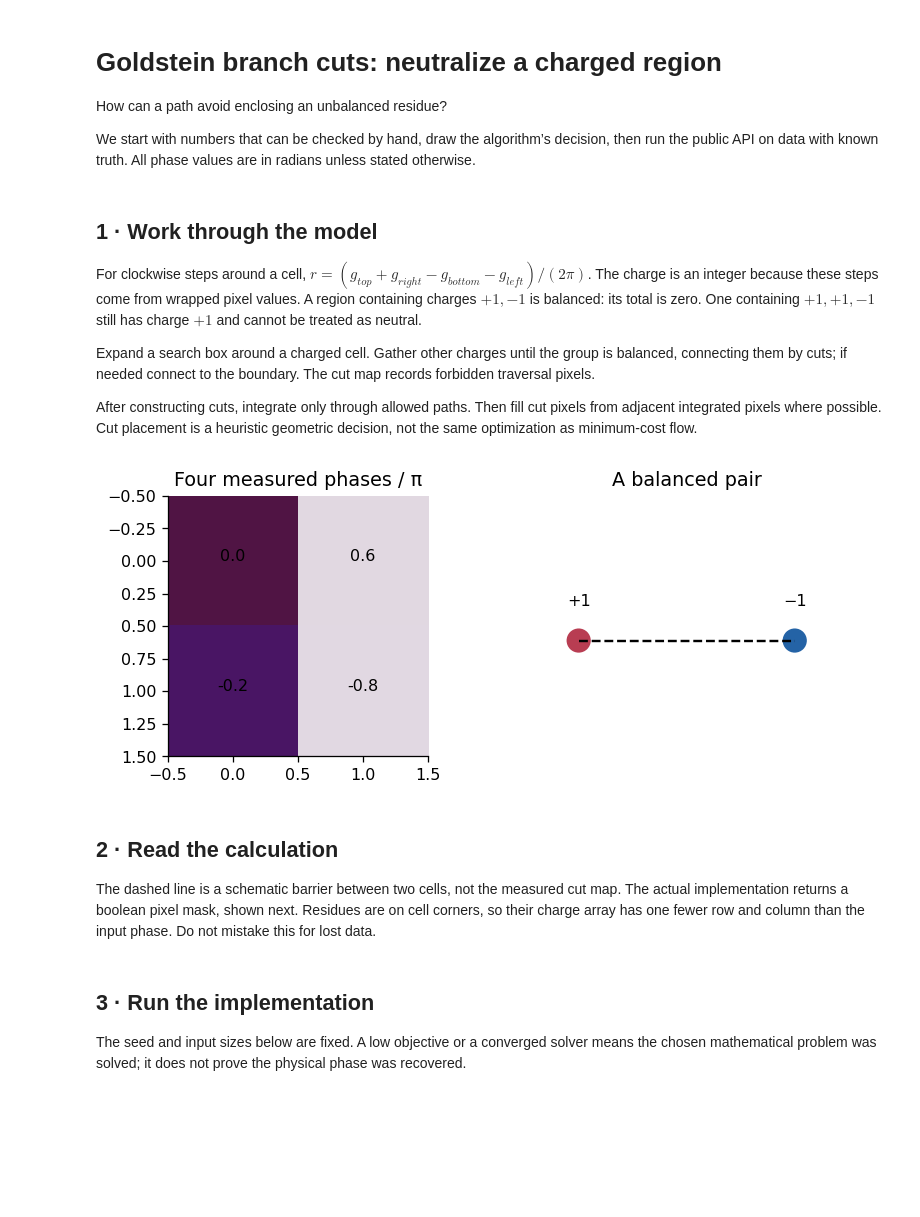
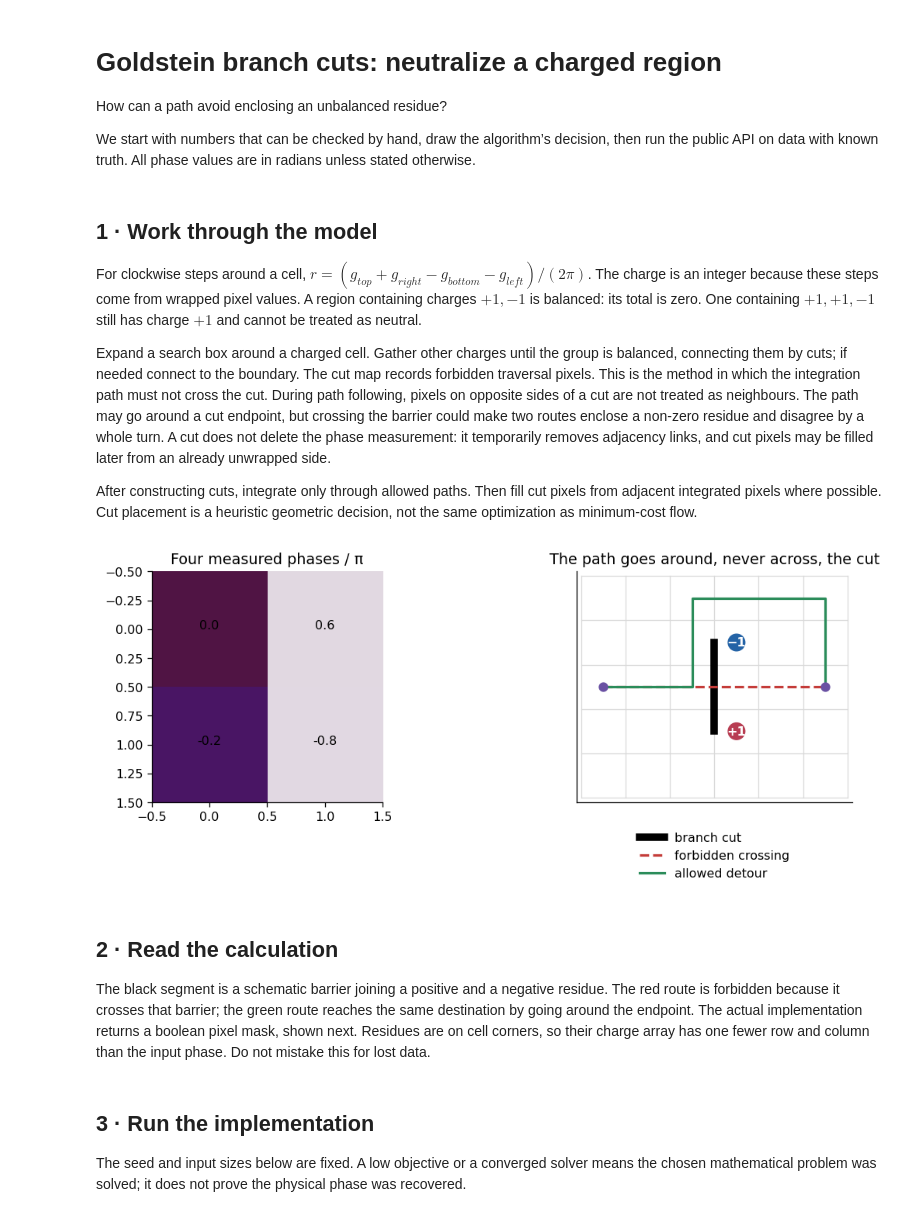
Before and after one commit to mohseniaref/Parvaneh, a Jupyter notebook: notebooks/goldstein_branch_cuts.ipynb, the cells around one changed output. Cells and saved outputs as stored; diff of their text form; code cells hidden in the pictures; blank space fills up the shorter version.

```diff
--- a/notebooks/goldstein_branch_cuts.ipynb
+++ b/notebooks/goldstein_branch_cuts.ipynb
@@ -50,7 +50,7 @@ The charge is an integer because these steps come from wrapped pixel values.
 A region containing charges $+1,-1$ is balanced: its total is zero. One containing
 $+1,+1,-1$ still has charge $+1$ and cannot be treated as neutral.
 
-Expand a search box around a charged cell. Gather other charges until the group is balanced, connecting them by cuts; if needed connect to the boundary. The cut map records forbidden traversal pixels.
+Expand a search box around a charged cell. Gather other charges until the group is balanced, connecting them by cuts; if needed connect to the boundary. The cut map records forbidden traversal pixels. This is the method in which the integration path must not cross the cut. During path following, pixels on opposite sides of a cut are not treated as neighbours. The path may go around a cut endpoint, but crossing the barrier could make two routes enclose a non-zero residue and disagree by a whole turn. A cut does not delete the phase measurement: it temporarily removes adjacency links, and cut pixels may be filled later from an already unwrapped side.
 
 After constructing cuts, integrate only through allowed paths. Then fill cut
 pixels from adjacent integrated pixels where possible. Cut placement is a
@@ -58,22 +58,35 @@ heuristic geometric decision, not the same optimization as minimum-cost flow.
 # %%
 v=np.pi*np.array([[0,.6],[-.2,-.8]])
 charge=pv.phase_residues(v)
 assert charge[0,0]==1
-fig,axes=plt.subplots(1,2,figsize=(8,3))
+fig,axes=plt.subplots(1,2,figsize=(10,3.8),constrained_layout=True)
 axes[0].imshow(v/np.pi,cmap='twilight'); axes[0].set_title('Four measured phases / π')
 for r,c in np.ndindex(v.shape): axes[0].text(c,r,f'{v[r,c]/np.pi:.1f}',ha='center')
-axes[1].scatter([0,2],[0,0],c=['#b83d52','#2463a6'],s=200)
-axes[1].plot([0,2],[0,0],'k--',label='Illustrative connecting cut')
-axes[1].text(0,.12,'+1',ha='center'); axes[1].text(2,.12,'−1',ha='center')
-axes[1].set(xlim=(-.5,2.5),ylim=(-.4,.5),title='A balanced pair'); axes[1].axis('off')
+ax=axes[1]
+for x in range(7): ax.plot([x,x],[0,5],color='.85',lw=.8,zorder=0)
+for y in range(6): ax.plot([0,6],[y,y],color='.85',lw=.8,zorder=0)
+ax.scatter([3.5,3.5],[1.5,3.5],c=['#b83d52','#2463a6'],s=180,zorder=4)
+ax.text(3.5,1.5,'+1',color='white',ha='center',va='center',weight='bold',zorder=5)
+ax.text(3.5,3.5,'−1',color='white',ha='center',va='center',weight='bold',zorder=5)
+ax.plot([3,3],[1.5,3.5],color='black',lw=6,label='branch cut')
+ax.plot([.5,5.5],[2.5,2.5],'--',color='#c43c39',lw=2,label='forbidden crossing')
+ax.plot([.5,2.5,2.5,5.5,5.5],[2.5,2.5,4.5,4.5,2.5],
+        color='#2b8c5a',lw=2,label='allowed detour')
+ax.scatter([.5,5.5],[2.5,2.5],color='#6a51a3',s=45,zorder=4)
+ax.set(xlim=(-.1,6.1),ylim=(-.1,5.1),aspect='equal',
+       title='The path goes around, never across, the cut')
+ax.legend(loc='upper center',bbox_to_anchor=(.5,-.08),ncol=1,frameon=False)
+ax.set_xticks([]); ax.set_yticks([])
 plt.show()
 # %% [output]
-[figure, old version]
+[figure, new version]
 # %% [markdown]
 ## 2 · Read the calculation
 
-The dashed line is a schematic barrier between two cells, not the measured cut
-map. The actual implementation returns a boolean pixel mask, shown next.
+The black segment is a schematic barrier joining a positive and a negative
+residue. The red route is forbidden because it crosses that barrier; the green
+route reaches the same destination by going around the endpoint. The actual
+implementation returns a boolean pixel mask, shown next.
 Residues are on cell corners, so their charge array has one fewer row and column
 than the input phase. Do not mistake this for lost data.
 # %% [markdown]
```
Also changed, not shown: 2 other files.
